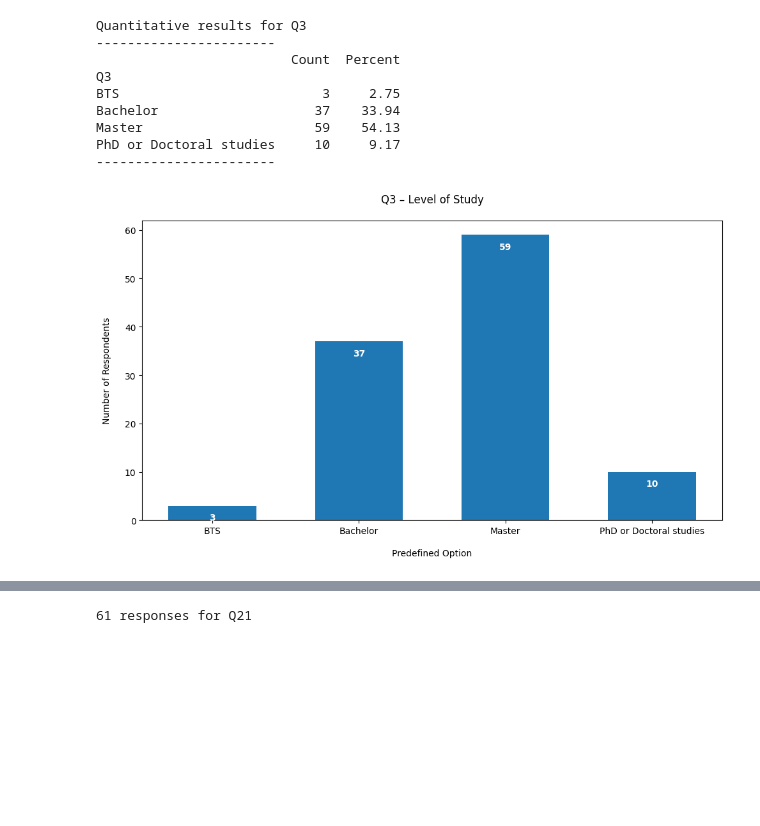
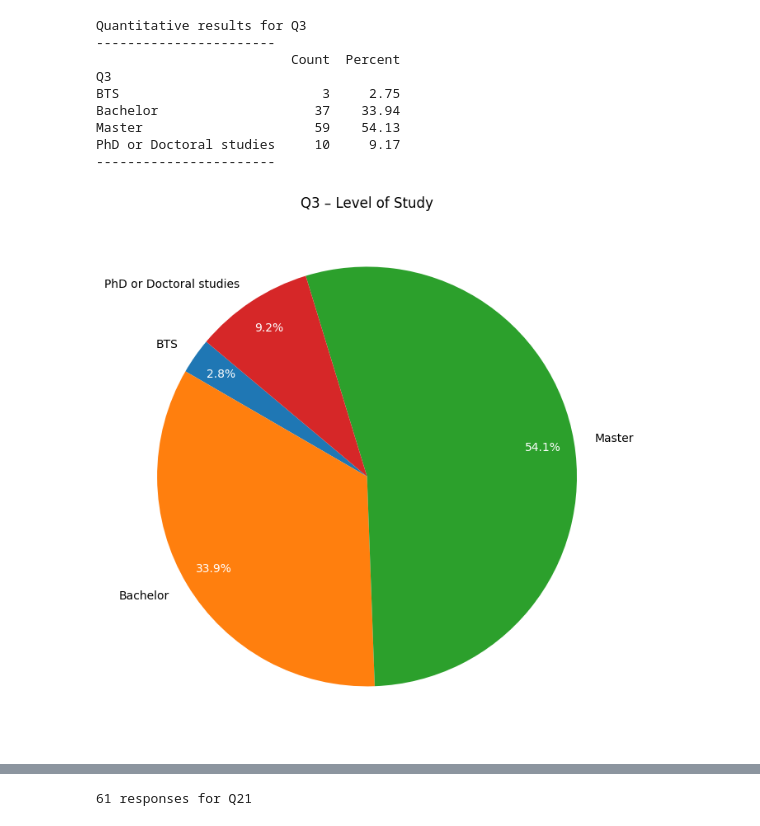
Before and after one commit to Oliveira-Lionel/thesis_results, a Jupyter notebook: results.ipynb, the cells around one changed output, grey strips where cells are left out. Drawn from its saved outputs; the diff is of its cells as text; code cells hidden in the pictures; blank space fills up the shorter version.

```diff
--- a/results.ipynb
+++ b/results.ipynb
@@ -344,8 +422,17 @@ def process_checkbox(column, official_options):
 
 def mc_block(filtered, others, qid):
     counts = filtered.reindex(official_options_map[qid], fill_value=0)
-    percent = (counts / counts.sum() * 100).round(2)
+    percent = (counts / len(df) * 100).round(2)
     mc_results = pd.DataFrame({'Count': counts, 'Percent': percent})
+
+    # If there are "Other..." answers, add them to the results
+    if len(others) > 0:
+        other_count = others.sum()
+        other_percent = round((other_count / len(df)) * 100, 2)
+
+        # Append to mc_results
+        mc_results.loc['Other'] = [other_count, other_percent]
+        mc_results['Count'] = mc_results['Count'].astype(int)
 
     print(f"Quantitative results for {qid}")
     print("-----------------------")
@@ -358,13 +445,6 @@ def mc_block(filtered, others, qid):
 
     return mc_results
 
-# Test the functions with a specific question ID
-qid = 'Q23'
-
-filtered, others = process_multiple_choice(qid, official_options_map[qid])
-
-mc_results = mc_block(filtered, others, qid)
-
 # Show saved results of "Other..." answers
 # if len(others) > 0:
 #     print(f"\nOther answers from {qid}:")
@@ -561,38 +617,39 @@ Prefer not to say      1     0.92
 # %%
 # Q3 – Level of Study (Multiple Choice)
-# Not Setuped
-# Not finished
+# Cross-analysis count: 0
 
 qid = 'Q3'
 
 filtered, others = process_multiple_choice(qid, official_options_map[qid])
 
 mc_results = mc_block(filtered, others, qid)
 
 # Plot the results
-plt.figure(figsize=(10,6))
-plt.bar(mc_results.index, mc_results['Count'], width=0.6, color='#1f77b4')
-plt.title('Q3 – Level of Study', pad=20)
-plt.xlabel('Predefined Option', labelpad=15)
-plt.ylabel('Number of Respondents', labelpad=15)
-plt.xticks(rotation=0, ha='center')
+plt.figure(figsize=(7,7))
+wedges, texts, autotexts = plt.pie(
+    mc_results['Count'],
+    labels=mc_results.index,
+    autopct='%1.1f%%',
+    startangle=140,
+    pctdistance=0.85
+)
 
-# Add values on bars
-for i, v in enumerate(mc_results['Count']):
-    plt.text(i, v - 3, str(v), ha='center', color='white', fontweight='bold')
+for autotext in autotexts:
+    autotext.set_color('white')
 
+plt.title('Q3 – Level of Study')
 plt.tight_layout()
 plt.show()
 # %% [output]
 Quantitative results for Q3
 -----------------------
                          Count  Percent
 Q3
 BTS                          3     2.75
 Bachelor                    37    33.94
 Master                      59    54.13
 PhD or Doctoral studies     10     9.17
 -----------------------
-[figure, old version]
+[figure, new version]
 # %%
 # Q4 – Field of Study (Short Answer)
```
Also changed, not shown: parts of 43 cells of this notebook, 1 other file.
